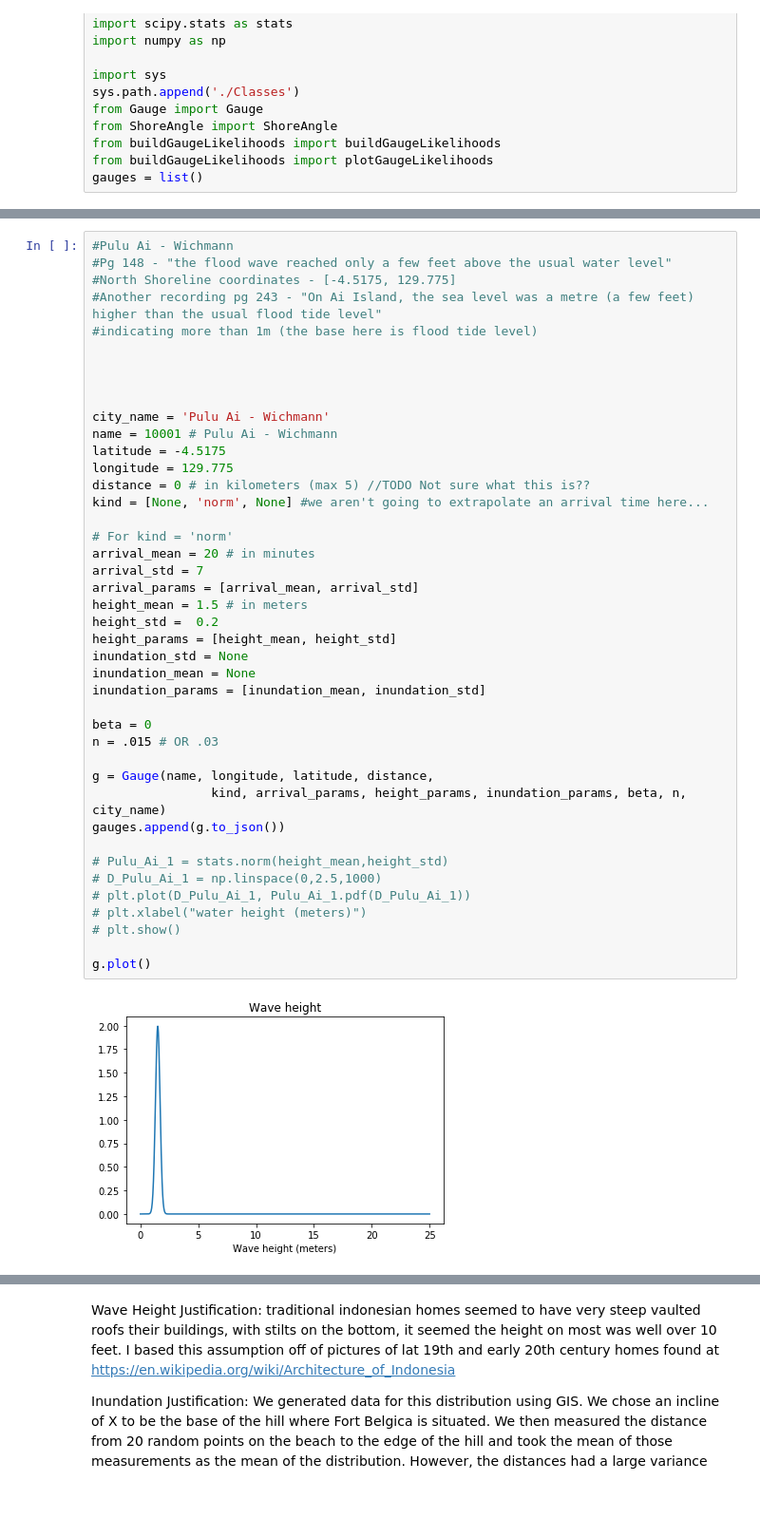
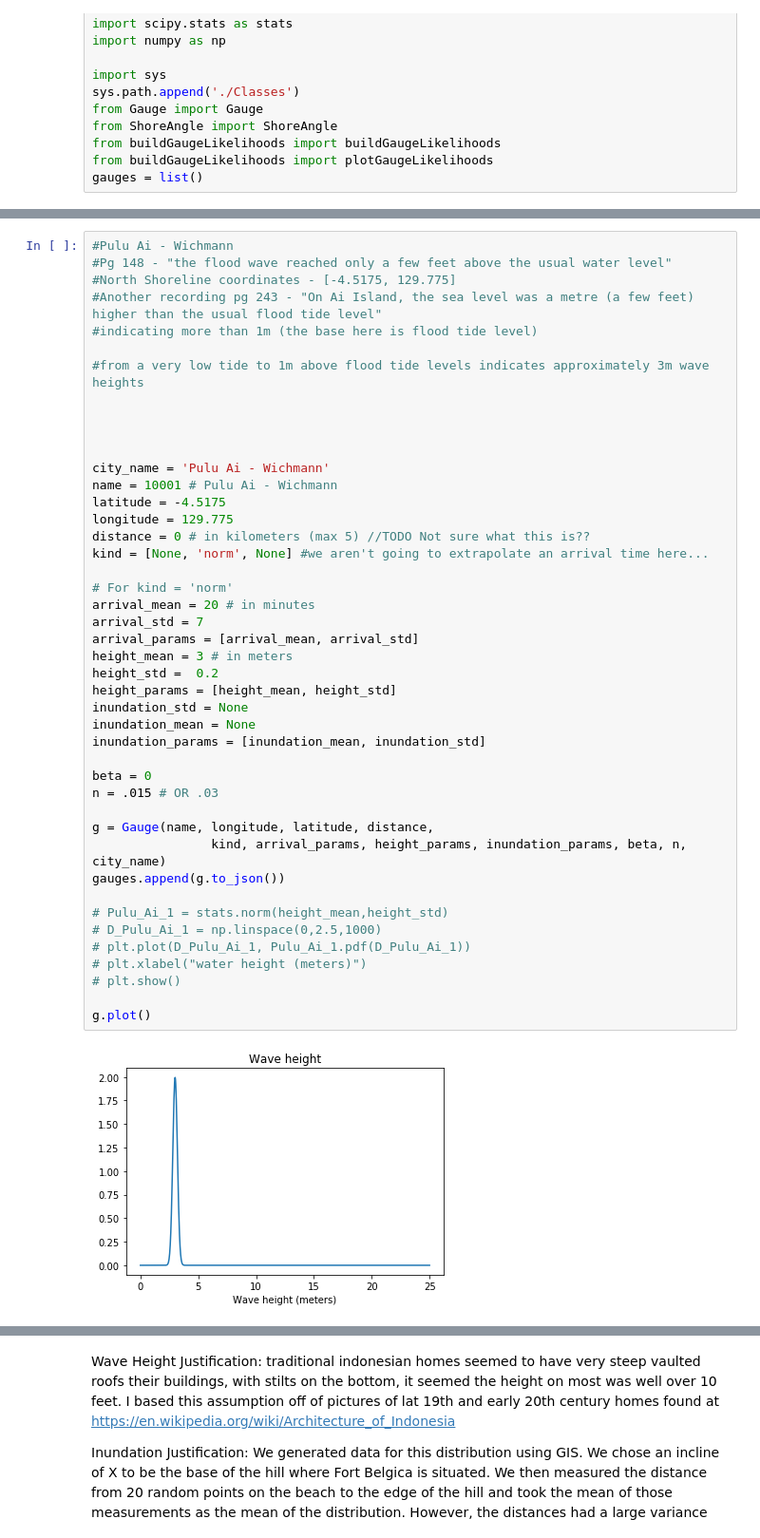
Before and after one commit to jpw37/tsunamibayes, a Jupyter notebook: Model_Scripts/Scenarios/1852jgr/PreRun/Gauges.ipynb, the cells around one changed output, grey strips where cells are left out. Shown at 95% size. Drawn from its saved outputs; the diff is of its cells as text; blank space fills up the shorter version.

Commit message:
insert Adjoint.py and update Gauges.ipynb with tide info

```diff
--- a/Model_Scripts/Scenarios/1852jgr/PreRun/Gauges.ipynb
+++ b/Model_Scripts/Scenarios/1852jgr/PreRun/Gauges.ipynb
@@ -27,6 +32,8 @@ gauges = list()
 #North Shoreline coordinates - [-4.5175, 129.775]
 #Another recording pg 243 - "On Ai Island, the sea level was a metre (a few feet) higher than the usual flood tide level"
 #indicating more than 1m (the base here is flood tide level)
+
+#from a very low tide to 1m above flood tide levels indicates approximately 3m wave heights
 
 
 
@@ -36,32 +43,32 @@ name = 10001 # Pulu Ai - Wichmann
 latitude = -4.5175
 longitude = 129.775
 distance = 0 # in kilometers (max 5) //TODO Not sure what this is??
 kind = [None, 'norm', None] #we aren't going to extrapolate an arrival time here...
 
 # For kind = 'norm'
 arrival_mean = 20 # in minutes
 arrival_std = 7
 arrival_params = [arrival_mean, arrival_std]
-height_mean = 1.5 # in meters
+height_mean = 3 # in meters
 height_std =  0.2
 height_params = [height_mean, height_std]
 inundation_std = None
 inundation_mean = None
 inundation_params = [inundation_mean, inundation_std]
 
 beta = 0
 n = .015 # OR .03
 
 g = Gauge(name, longitude, latitude, distance,
                 kind, arrival_params, height_params, inundation_params, beta, n, city_name)
 gauges.append(g.to_json())
 
 # Pulu_Ai_1 = stats.norm(height_mean,height_std)
 # D_Pulu_Ai_1 = np.linspace(0,2.5,1000)
 # plt.plot(D_Pulu_Ai_1, Pulu_Ai_1.pdf(D_Pulu_Ai_1))
 # plt.xlabel("water height (meters)")
 # plt.show()
 
 g.plot()
 # %% [output]
-[figure, old version]
+[figure, new version]
```
Also changed, not shown: parts of 17 cells of this notebook, 1 other file.
